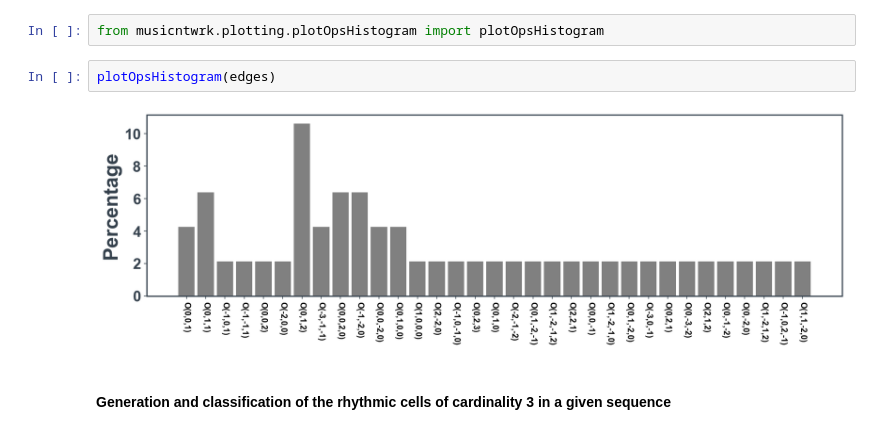
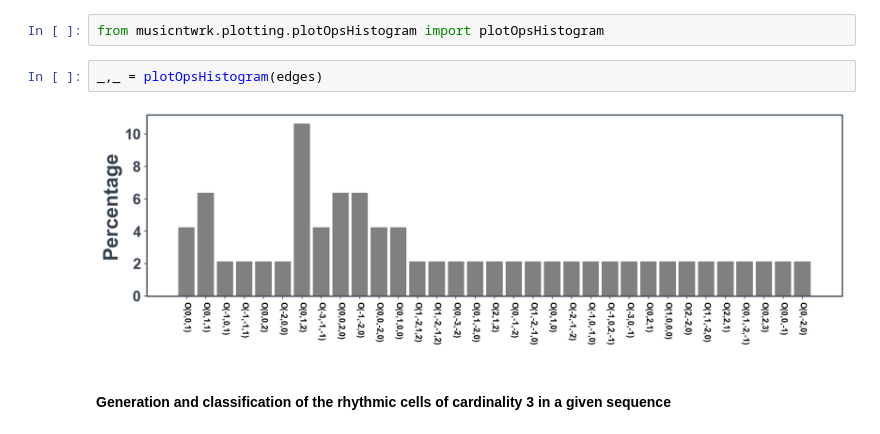
Before and after one commit to marcobn/musicntwrk, a Jupyter notebook: musicntwrk-2.0/examples/Examples-basic.ipynb, the cells around one changed output. Drawn from its saved outputs; the diff is of its cells as text.

```diff
--- a/musicntwrk-2.0/examples/Examples-basic.ipynb
+++ b/musicntwrk-2.0/examples/Examples-basic.ipynb
@@ -80,9 +80,9 @@ drawNetwork(nodes=nodes,edges=edges,grphtype='directed')
 # %%
 from musicntwrk.plotting.plotOpsHistogram import plotOpsHistogram
-# %%
-plotOpsHistogram(edges)
-# %% [output]
-[figure, removed]
+# %%
+_,_ = plotOpsHistogram(edges)
+# %% [output]
+[figure, added]
 # %% [markdown]
 #### Generation and classification of the rhythmic cells  of cardinality 3 in a given sequence
 # %%
```
Also changed, not shown: parts of 11 cells of this notebook, 2 other files.
